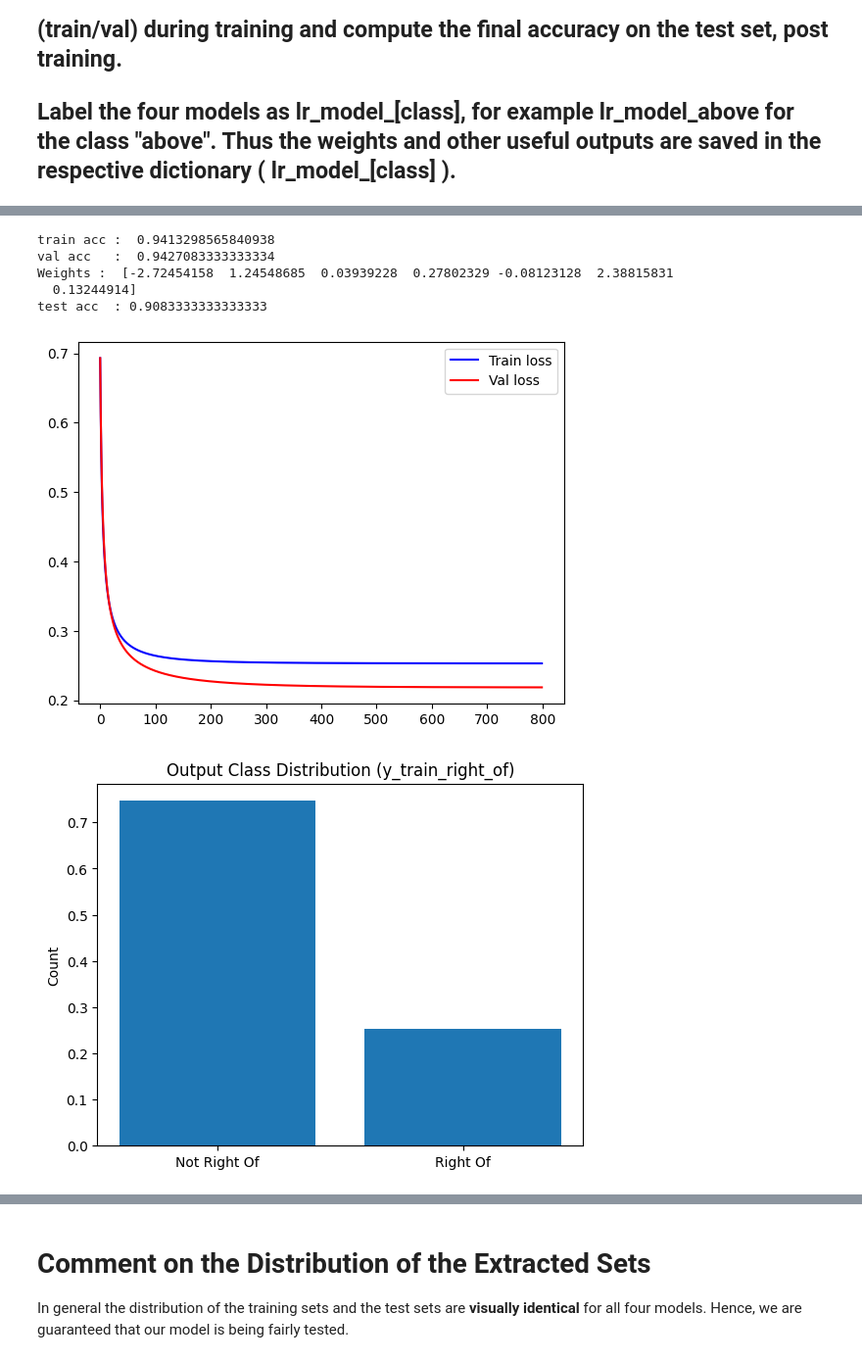
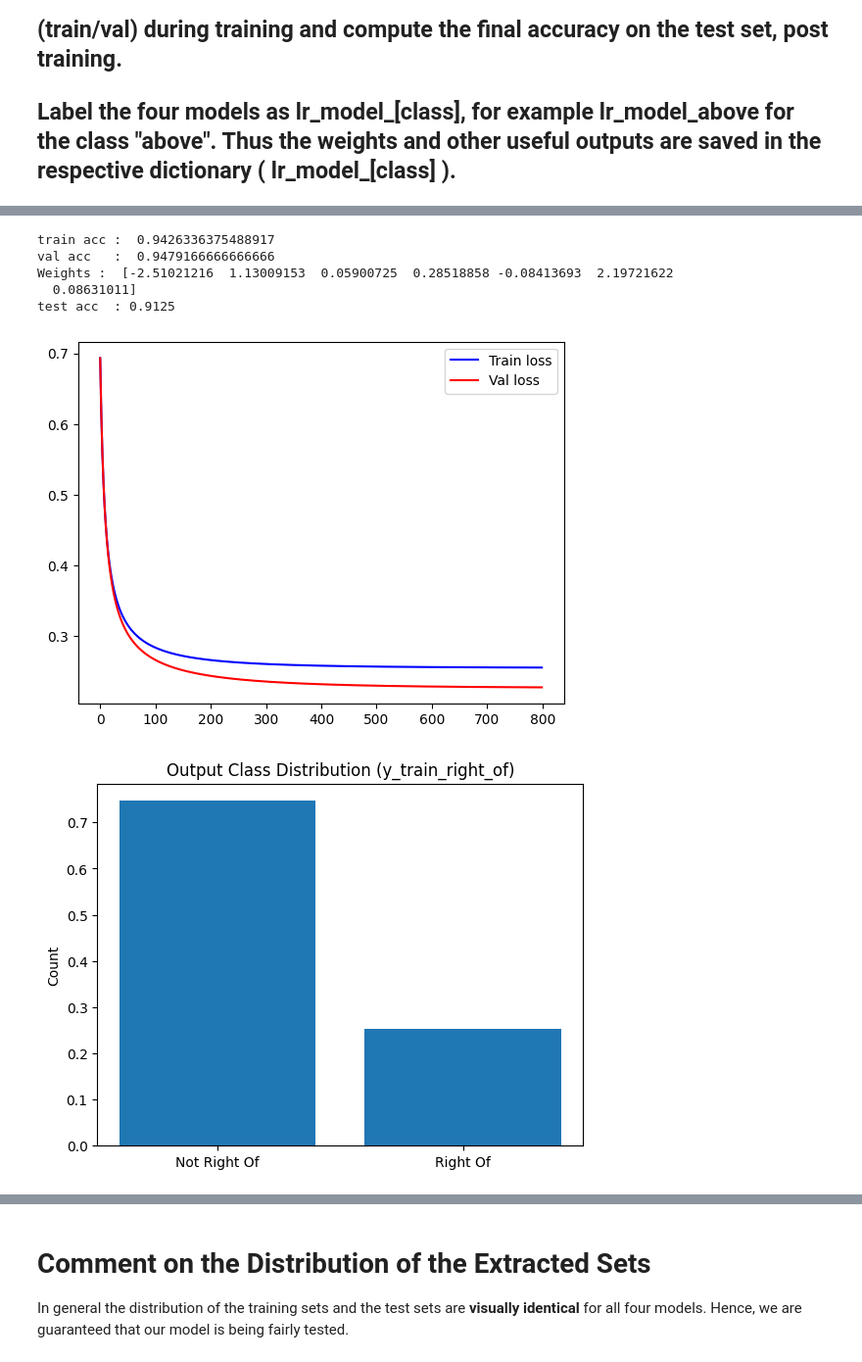
Before and after one commit to JuanScerriE/cce2502-pr-ml, a Jupyter notebook: assignment-2/CCE2502_Assignment_II_2022_2023.ipynb, the cells around one changed output, grey strips where cells are left out. Shown at 98% size. Drawn from its saved outputs; the diff is of its cells as text; code cells hidden in the pictures.

```diff
--- a/assignment-2/CCE2502_Assignment_II_2022_2023.ipynb
+++ b/assignment-2/CCE2502_Assignment_II_2022_2023.ipynb
@@ -496,24 +496,24 @@ test acc  : 0.9125
 [figure]
 [figure]
 # %%
-lr_model_right_of = lr_train_model(X_train_on_the_right_of, y_train_on_the_right_of, no_iterations=800, alpha=1, phi=0.004)
+lr_model_right_of = lr_train_model(X_train_on_the_right_of, y_train_on_the_right_of, no_iterations=800, alpha=0.5, phi=0.0075)
 display_results(lr_model_right_of)
 
 # print test accuracy for "on the right of"
 X_test_right_of, y_test_right_of = extract_data(X_test, y_test, label_encode['on the right of'])
 test_right_of_acc = get_accuracy(lr_model_right_of["weights"], X_test_right_of, y_test_right_of)
 print('test acc  :', test_right_of_acc)
 
 # plot extracted data distribution for "on the right of"
 plot_bar_chart(y_train_on_the_right_of, ylabel='Count', labels=('Not Right Of', 'Right Of'), title='Output Class Distribution (y_train_right_of)')
 plot_bar_chart(y_test_right_of, ylabel='Count', labels=('Not Right Of', 'Right Of'), title='Output Class Distribution (y_test_right_of)')
 # %% [output]
-train acc :  0.9413298565840938
-val acc   :  0.9427083333333334
-Weights :  [-2.72454158  1.24548685  0.03939228  0.27802329 -0.08123128  2.38815831
-  0.13244914]
-test acc  : 0.9083333333333333
+train acc :  0.9426336375488917
+val acc   :  0.9479166666666666
+Weights :  [-2.51021216  1.13009153  0.05900725  0.28518858 -0.08413693  2.19721622
+  0.08631011]
+test acc  : 0.9125
-[figure, old version]
+[figure, new version]
 [figure]
 [figure]
 # %% [markdown]
```
Also changed, not shown: parts of 17 cells of this notebook.
